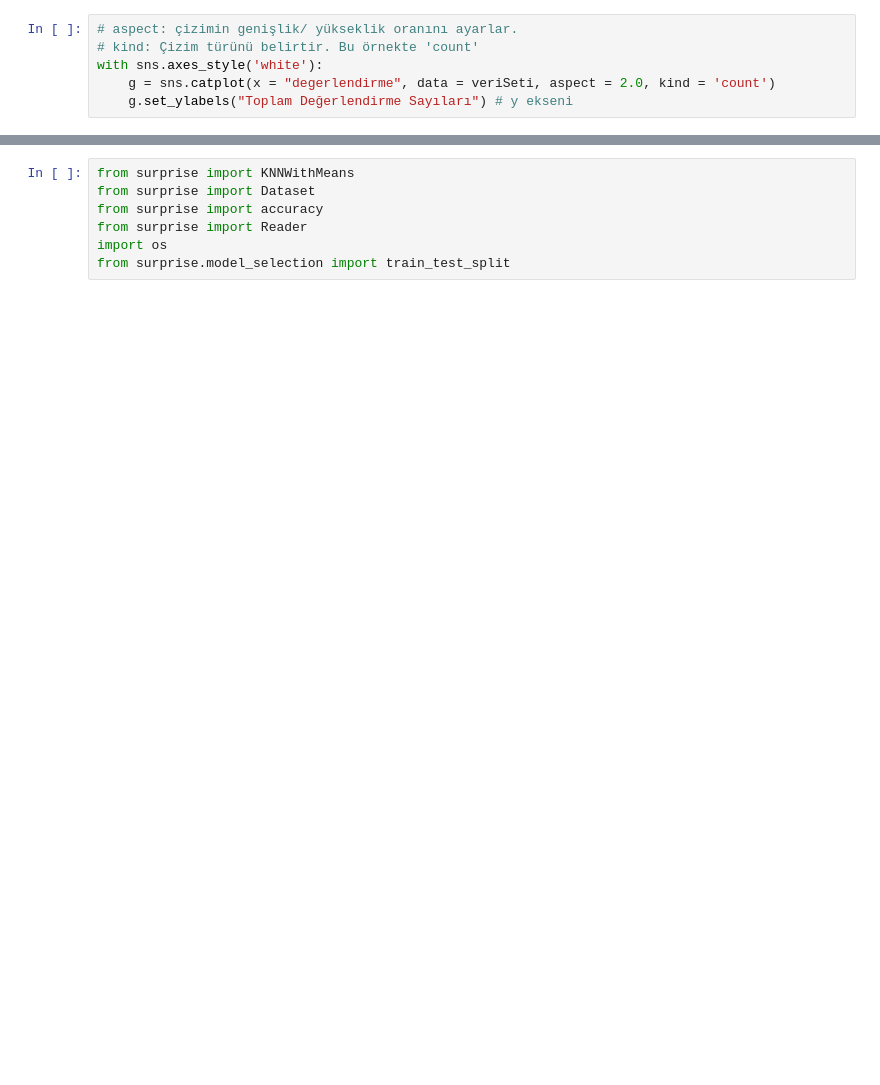
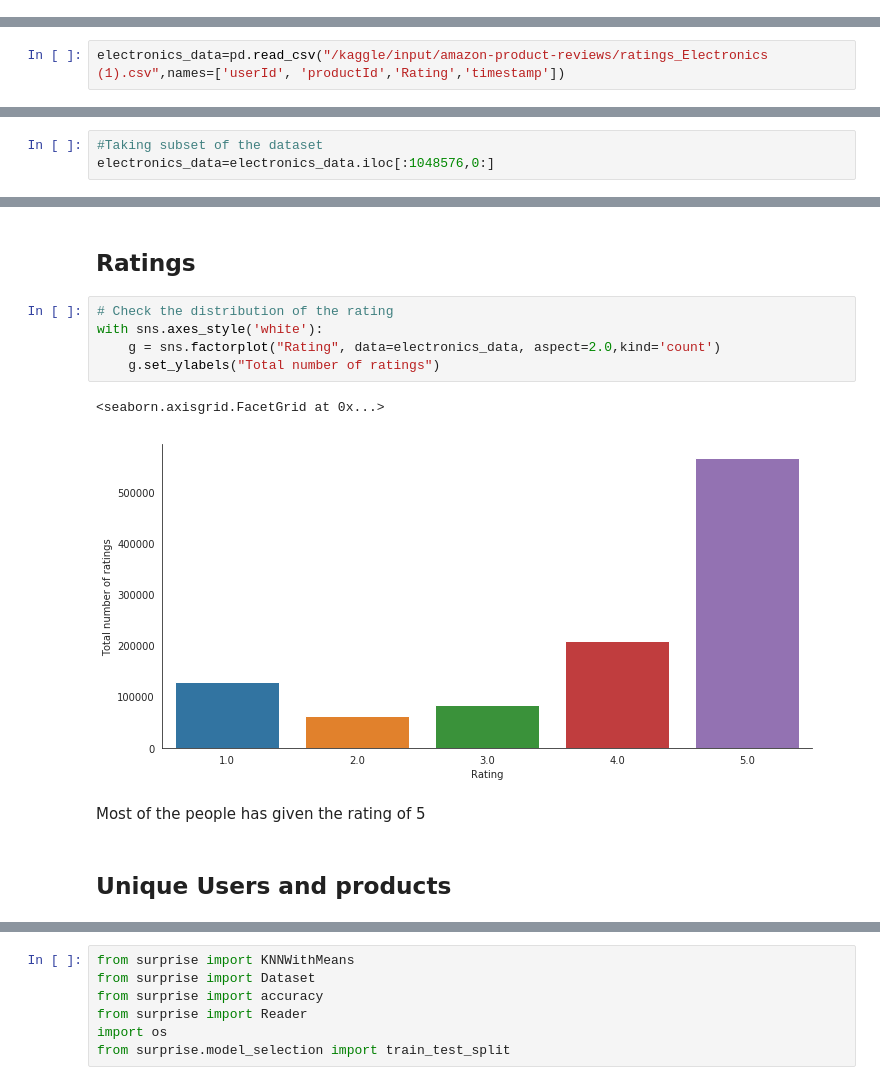
Before and after one commit to yunusemrekayaoglu/AmazonReviewsRecommenderSystems, a Jupyter notebook: amazonReviewsRecommenderSystem.ipynb, the cells around one changed output, grey strips where cells are left out. Cells and saved outputs as stored; diff of their text form; blank space fills up the shorter version.

```diff
--- a/amazonReviewsRecommenderSystem.ipynb
+++ b/amazonReviewsRecommenderSystem.ipynb
@@ -113,6 +0,0 @@ dtype: int64
-# %%
-# aspect: çizimin genişlik/ yükseklik oranını ayarlar.
-# kind: Çizim türünü belirtir. Bu örnekte 'count'
-with sns.axes_style('white'):
-    g = sns.catplot(x = "degerlendirme", data = veriSeti, aspect = 2.0, kind = 'count')
-    g.set_ylabels("Toplam Değerlendirme Sayıları") # y ekseni
@@ -374,0 +78,2 @@ enPopuler.head(10).plot(kind = "bar")
+# %%
+electronics_data=pd.read_csv("/kaggle/input/amazon-product-reviews/ratings_Electronics (1).csv",names=['userId', 'productId','Rating','timestamp'])
@@ -374,0 +97,3 @@ enPopuler.head(10).plot(kind = "bar")
+# %%
+#Taking subset of the dataset
+electronics_data=electronics_data.iloc[:1048576,0:]
@@ -374,0 +156,14 @@ enPopuler.head(10).plot(kind = "bar")
+# %% [markdown]
+## Ratings
+# %%
+# Check the distribution of the rating
+with sns.axes_style('white'):
+    g = sns.factorplot("Rating", data=electronics_data, aspect=2.0,kind='count')
+    g.set_ylabels("Total number of ratings")
+# %% [output]
+<seaborn.axisgrid.FacetGrid at 0x...>
+[figure, added]
+# %% [markdown]
+Most of the people has given the rating of 5
+# %% [markdown]
+## Unique Users and products
```
Also changed, not shown: parts of 124 cells of this notebook.
